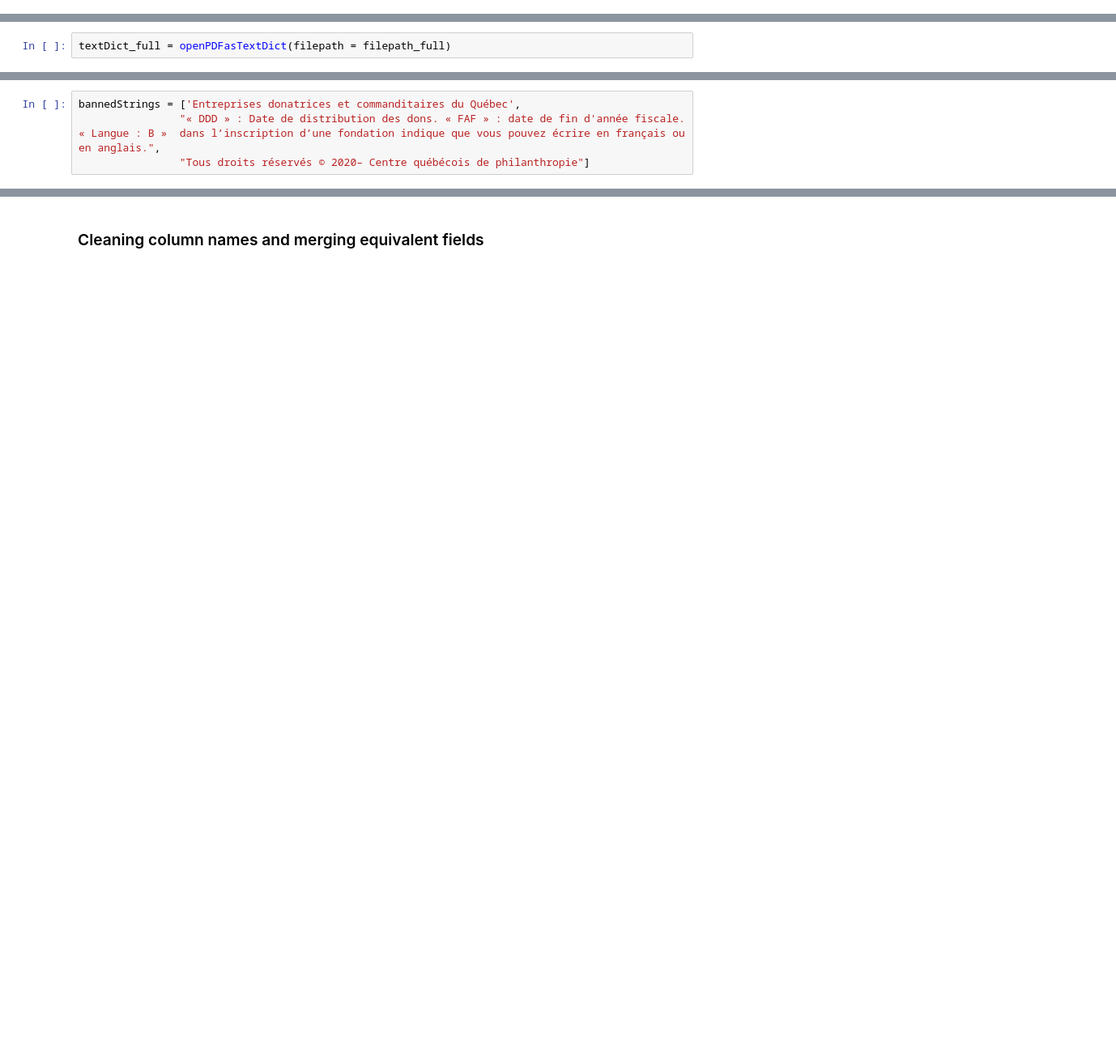
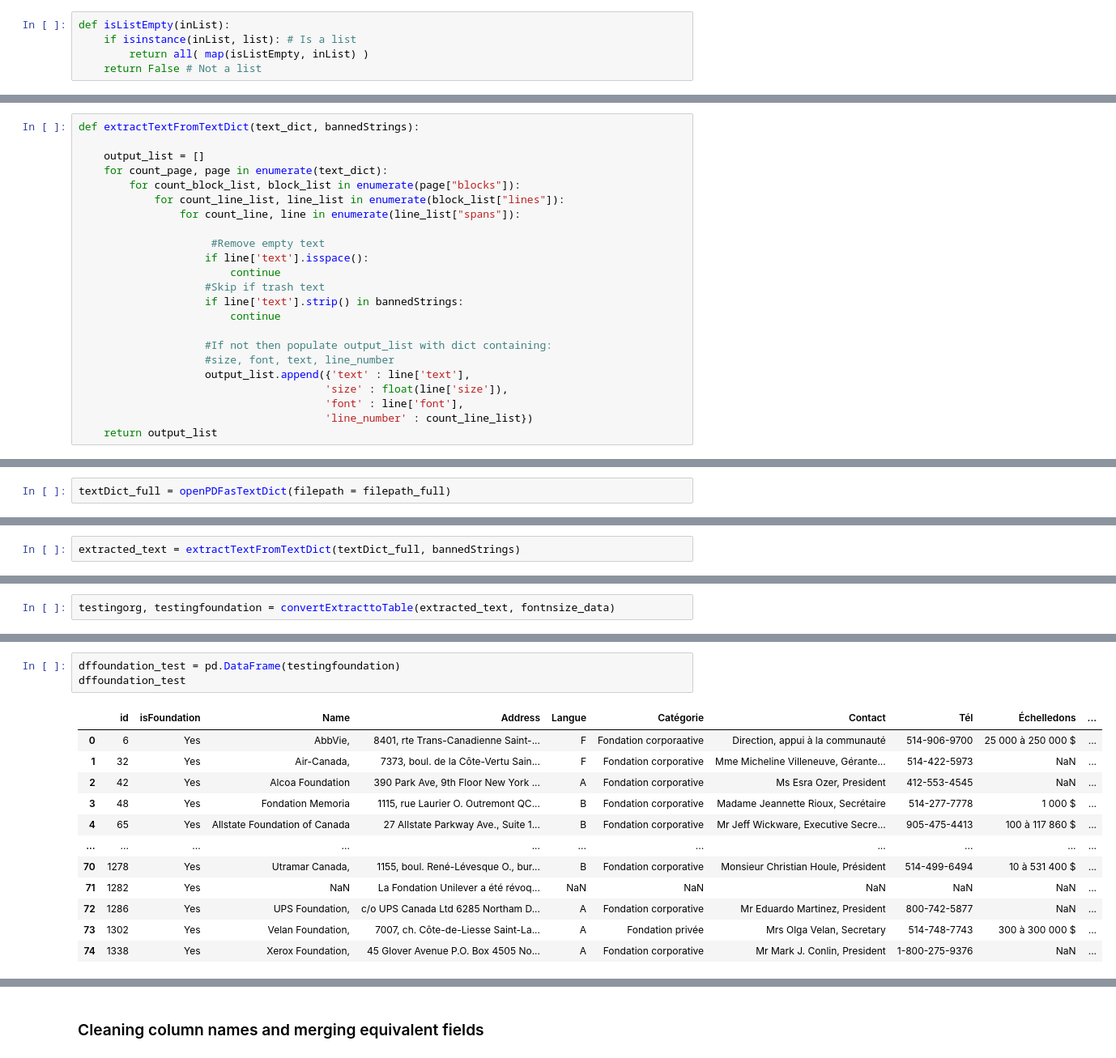
Before and after one commit to carlosfg97/Kurling4Kids, a Jupyter notebook: PDF Extract/pdf_extract_v2.ipynb, the cells around one changed output, grey strips where cells are left out. Shown at 81% size. Drawn from its saved outputs; the diff is of its cells as text; blank space fills up the shorter version.

```diff
--- a/PDF Extract/pdf_extract_v2.ipynb
+++ b/PDF Extract/pdf_extract_v2.ipynb
@@ -23,5 +23,10 @@ def removePuncandSpace(text):
     Removes punctuation and spaces from a string
     """
     return text.translate(str.maketrans('', '', string.punctuation)).strip()
+# %%
+def isListEmpty(inList):
+    if isinstance(inList, list): # Is a list
+        return all( map(isListEmpty, inList) )
+    return False # Not a list
 # %%
 def getFontInfo(text_dict):
@@ -128,3 +314,26 @@ fontnsize_data
+# %%
+def extractTextFromTextDict(text_dict, bannedStrings):
+
+    output_list = []
+    for count_page, page in enumerate(text_dict):
+        for count_block_list, block_list in enumerate(page["blocks"]):
+            for count_line_list, line_list in enumerate(block_list["lines"]):
+                for count_line, line in enumerate(line_list["spans"]):
+
+                     #Remove empty text
+                    if line['text'].isspace():
+                        continue
+                    #Skip if trash text
+                    if line['text'].strip() in bannedStrings:
+                        continue
+
+                    #If not then populate output_list with dict containing:
+                    #size, font, text, line_number
+                    output_list.append({'text' : line['text'],
+                                       'size' : float(line['size']),
+                                       'font' : line['font'],
+                                       'line_number' : count_line_list})
+    return output_list
 # %% [markdown]
 # Extraction
 # %%
@@ -285,0 +384,2 @@ def extractFromTextDict(text_dict, bannedStrings, fontsize_data):
+# %%
+extracted_text = extractTextFromTextDict(textDict_full, bannedStrings)
@@ -286,4 +534,2 @@ def extractFromTextDict(text_dict, bannedStrings, fontsize_data):
 # %%
-bannedStrings = ['Entreprises donatrices et commanditaires du Québec',
-                "« DDD » : Date de distribution des dons. « FAF » : date de fin d'année fiscale.  « Langue : B »  dans l’inscription d’une fondation indique que vous pouvez écrire en français ou en anglais.",
-                "Tous droits réservés © 2020– Centre québécois de philanthropie"]
+testingorg, testingfoundation = convertExtracttoTable(extracted_text, fontnsize_data)
@@ -415,0 +553,16 @@ dfFoundation_full[dfFoundation_full.Address.isna() == True]
+# %%
+dffoundation_test = pd.DataFrame(testingfoundation)
+dffoundation_test
+# %% [output]
+|  | id | isFoundation | Name | Address | Langue | Catégorie | Contact | Tél | Échelledons | ... |
+| 0 | 6 | Yes | AbbVie, | 8401, rte Trans-Canadienne Saint-... | F | Fondation corporaative | Direction, appui à la communauté | 514-906-9700 | 25 000 à 250 000 $ | ... |
+| 1 | 32 | Yes | Air-Canada, | 7373, boul. de la Côte-Vertu Sain... | F | Fondation corporative | Mme Micheline Villeneuve, Gérante... | 514-422-5973 | NaN | ... |
+| 2 | 42 | Yes | Alcoa Foundation | 390 Park Ave, 9th Floor New York ... | A | Fondation corporative | Ms Esra Ozer, President | 412-553-4545 | NaN | ... |
+| 3 | 48 | Yes | Fondation Memoria | 1115, rue Laurier O. Outremont QC... | B | Fondation corporative | Madame Jeannette Rioux, Secrétaire | 514-277-7778 | 1 000 $ | ... |
+| 4 | 65 | Yes | Allstate Foundation of Canada | 27 Allstate Parkway Ave., Suite 1... | B | Fondation corporative | Mr Jeff Wickware, Executive Secre... | 905-475-4413 | 100 à 117 860 $ | ... |
+| ... | ... | ... | ... | ... | ... | ... | ... | ... | ... | ... |
+| 70 | 1278 | Yes | Utramar Canada, | 1155, boul. René-Lévesque O., bur... | B | Fondation corporative | Monsieur Christian Houle, Président | 514-499-6494 | 10 à 531 400 $ | ... |
+| 71 | 1282 | Yes | NaN | La Fondation Unilever a été révoq... | NaN | NaN | NaN | NaN | NaN | ... |
+| 72 | 1286 | Yes | UPS Foundation, | c/o UPS Canada Ltd 6285 Northam D... | A | Fondation corporative | Mr Eduardo Martinez, President | 800-742-5877 | NaN | ... |
+| 73 | 1302 | Yes | Velan Foundation, | 7007, ch. Côte-de-Liesse Saint-La... | A | Fondation privée | Mrs Olga Velan, Secretary | 514-748-7743 | 300 à 300 000 $ | ... |
+| 74 | 1338 | Yes | Xerox Foundation, | 45 Glover Avenue P.O. Box 4505 No... | A | Fondation corporative | Mr Mark J. Conlin, President | 1-800-275-9376 | NaN | ... |
```
Also changed, not shown: parts of 22 cells of this notebook.
